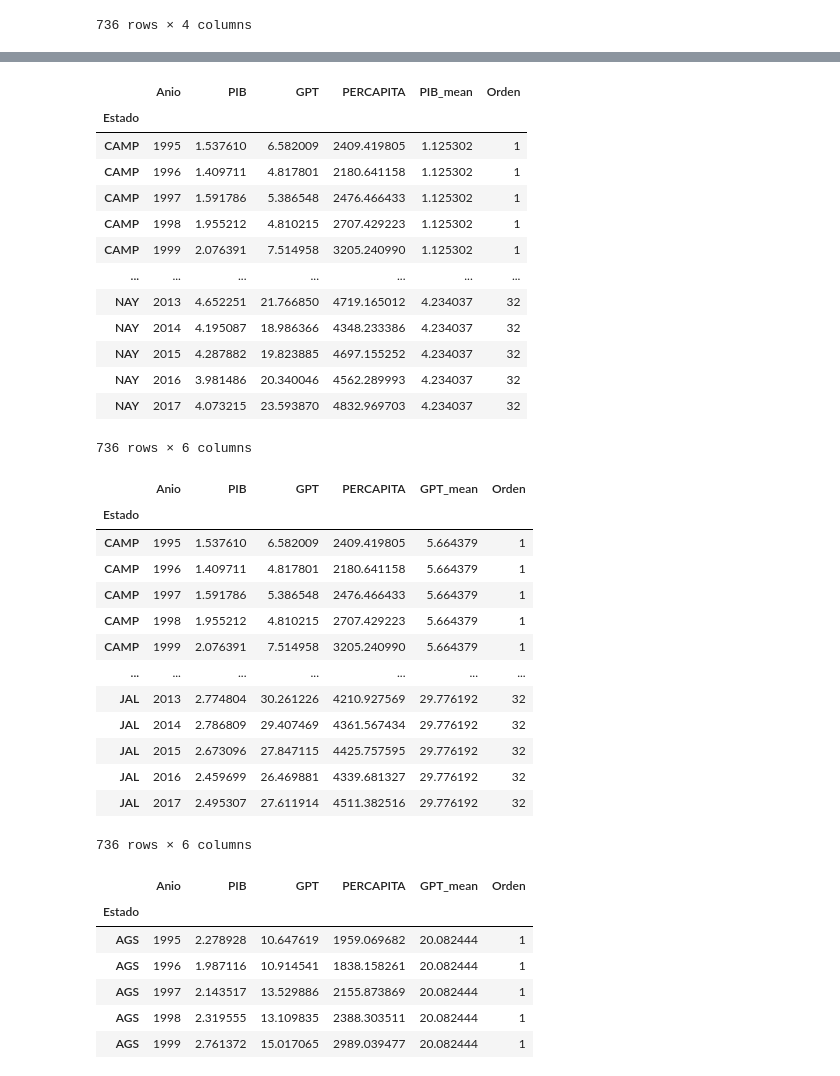
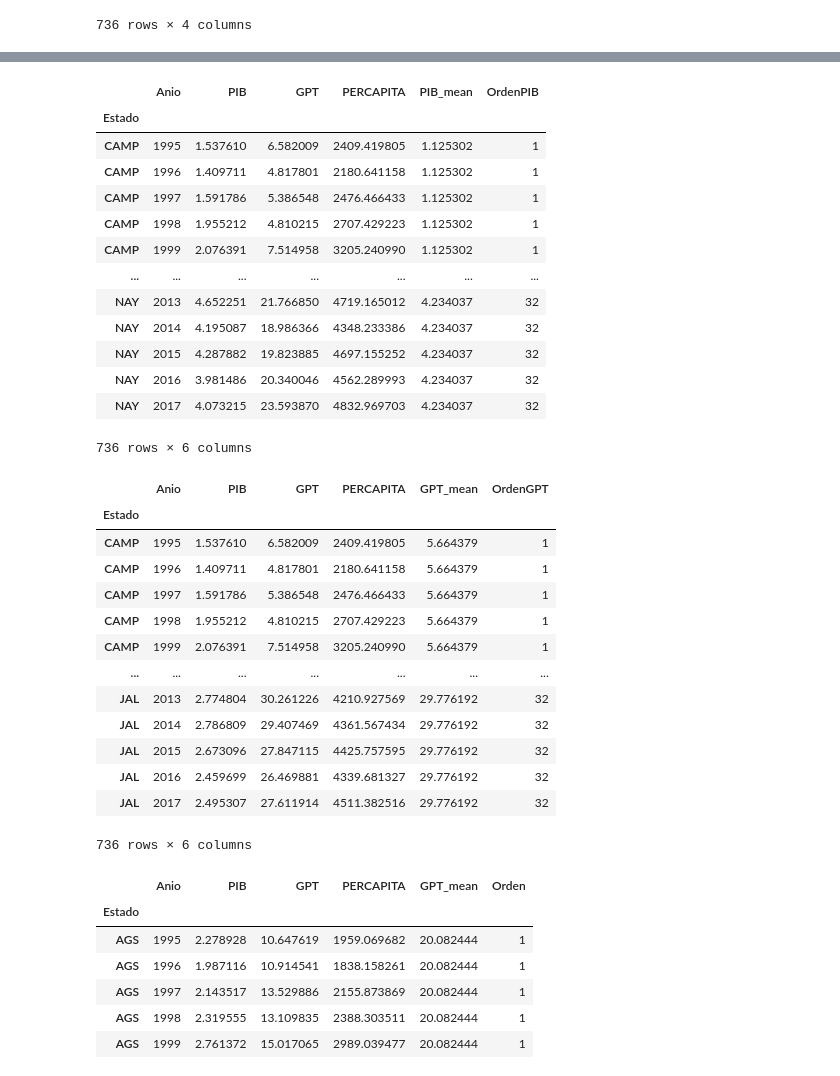
Before and after one commit to omgaldamez/finalWebSalud, a Jupyter notebook: dist/PY_GASTO.ipynb, the cells around one changed output, grey strips where cells are left out. Saved outputs shown, nothing was run; the diff lists cells and outputs as text; code cells hidden in the pictures.

```diff
--- a/dist/PY_GASTO.ipynb
+++ b/dist/PY_GASTO.ipynb
@@ -15,3 +13,13 @@ gastoIES = pd.read_excel("n2017_PY_Gasto_en_Salud_por_Fuente_de_Financiamiento_1
 # %%
+gastoIES = pd.read_excel("n2017_PY_Gasto_en_Salud_por_Fuente_de_Financiamiento_1993-2017.xlsx")
 gastoIES=gastoIES[["Anio","Estado_Abreviado","IES_GPTS_porcentaje_PIB","IES_GPTS_porcentaje_GPT","IES_GPS_PERCAPITA_Total_n2017"]]
-gastoIES=gastoIES[gastoIES.Estado_Abreviado != "EUM"].rename(columns={"Estado_Abreviado":"Estado","IES_GPTS_porcentaje_PIB":"PIB","IES_GPTS_porcentaje_GPT":"GPT","IES_GPS_PERCAPITA_Total_n2017":"PERCAPITA"}).set_index("Estado")
+gastoIES=gastoIES[gastoIES.Estado_Abreviado != "EUM"].rename(columns={"Estado_Abreviado":"Estado","IES_GPTS_porcentaje_PIB":"PIB","IES_GPTS_porcentaje_GPT":"GPT","IES_GPS_PERCAPITA_Total_n2017":"PERCAPITA"})
+# %%
+periodo = 6
+sexenios = [i for i in range(gastoIES.Anio.min(), gastoIES.Anio.max()+periodo, periodo)]
+sexenios=[1995,2001,2007,2013,2018]
+print(sexenios)
+
+sexeniosCol = pd.cut(gastoIES.Anio, bins=sexenios, precision=0, right=False)
+gastoIES.insert(1, "sexenio", sexeniosCol)
+gastoIES.head()
@@ -39,3 +85,12 @@ gastoIES.to_json(r"datos/JSON_GASTO.json",orient="table")
 # %%
 with pd.ExcelWriter("GASTO_CSV.xlsx") as writer:
   gastoIES.to_excel(writer, sheet_name="gasto")
+# %%
+periodo = 6
+sexenios = [i for i in range(gastoIES.Anio.min(), gastoIES.Anio.max()+periodo, periodo)]
+sexenios=[1995,2001,2007,2013,2018]
+print(sexenios)
+
+sexeniosCol = pd.cut(gastoIES.Anio, bins=sexenios, precision=0, right=False)
+gastoIES.insert(1, "sexenio", sexeniosCol)
+gastoIES.head()
@@ -100,12 +276,12 @@ gastoPERC.to_json(r"datos/JSON_PERC.json",orient="table")
 # %%
 gastoPIB = pd.DataFrame(gastoIES.groupby("Estado")["PIB"].mean())
 gastoPIB = gastoPIB.sort_values(by="PIB",ascending=True)
-gastoPIB["Orden"]=gastoPIB.reset_index().index+1
-gastoPIB=pd.merge(gastoIES,gastoPIB,on="Estado",how="inner").sort_values(by=["Orden","Anio"],ascending=True)
+gastoPIB["OrdenPIB"]=gastoPIB.reset_index().index+1
+gastoPIB=pd.merge(gastoIES,gastoPIB,on="Estado",how="inner").sort_values(by=["OrdenPIB","Anio"],ascending=True)
 gastoPIB.rename(columns={"PIB_x":"PIB","PIB_y":"PIB_mean"},inplace=True)
 gastoPIB
 # %% [output]
-|  | Anio | PIB | GPT | PERCAPITA | PIB_mean | Orden |
+|  | Anio | PIB | GPT | PERCAPITA | PIB_mean | OrdenPIB |
 | Estado |  |  |  |  |  |  |
 | CAMP | 1995 | 1.537610 | 6.582009 | 2409.419805 | 1.125302 | 1 |
 | CAMP | 1996 | 1.409711 | 4.817801 | 2180.641158 | 1.125302 | 1 |
@@ -124,12 +300,12 @@ gastoPIB.to_json(r"datos/JSON_PIB.json",orient="table")
 # %%
 gastoGPT = pd.DataFrame(gastoIES.groupby("Estado")["GPT"].mean())
 gastoGPT = gastoGPT.sort_values(by="GPT",ascending=True)
-gastoGPT["Orden"]=gastoGPT.reset_index().index+1
-gastoGPT=pd.merge(gastoIES,gastoGPT,on="Estado",how="inner").sort_values(by=["Orden","Anio"],ascending=True)
+gastoGPT["OrdenGPT"]=gastoGPT.reset_index().index+1
+gastoGPT=pd.merge(gastoIES,gastoGPT,on="Estado",how="inner").sort_values(by=["OrdenGPT","Anio"],ascending=True)
 gastoGPT.rename(columns={"GPT_x":"GPT","GPT_y":"GPT_mean"},inplace=True)
 gastoGPT
 # %% [output]
-|  | Anio | PIB | GPT | PERCAPITA | GPT_mean | Orden |
+|  | Anio | PIB | GPT | PERCAPITA | GPT_mean | OrdenGPT |
 | Estado |  |  |  |  |  |  |
 | CAMP | 1995 | 1.537610 | 6.582009 | 2409.419805 | 5.664379 | 1 |
 | CAMP | 1996 | 1.409711 | 4.817801 | 2180.641158 | 5.664379 | 1 |
```
Also changed, not shown: parts of 15 cells of this notebook, 8 other files.
